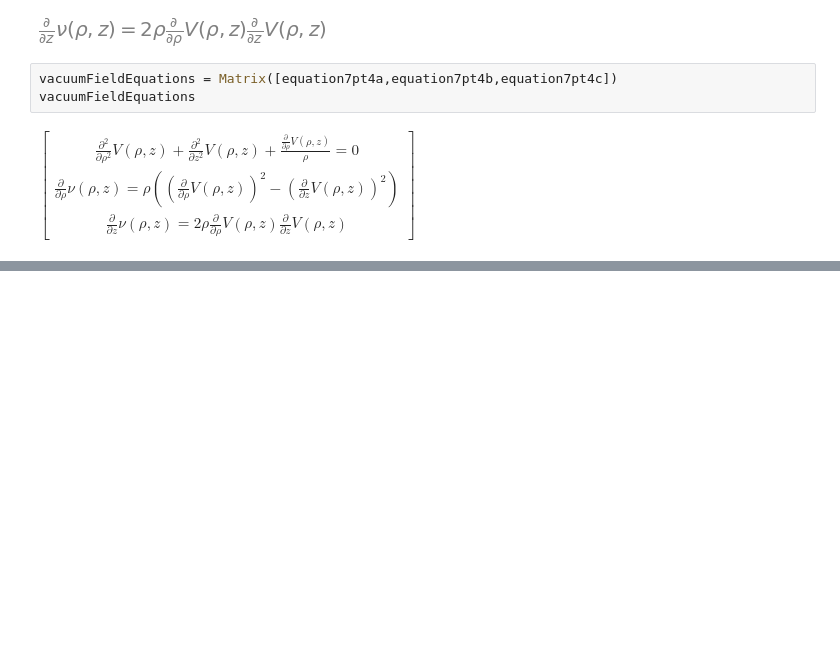
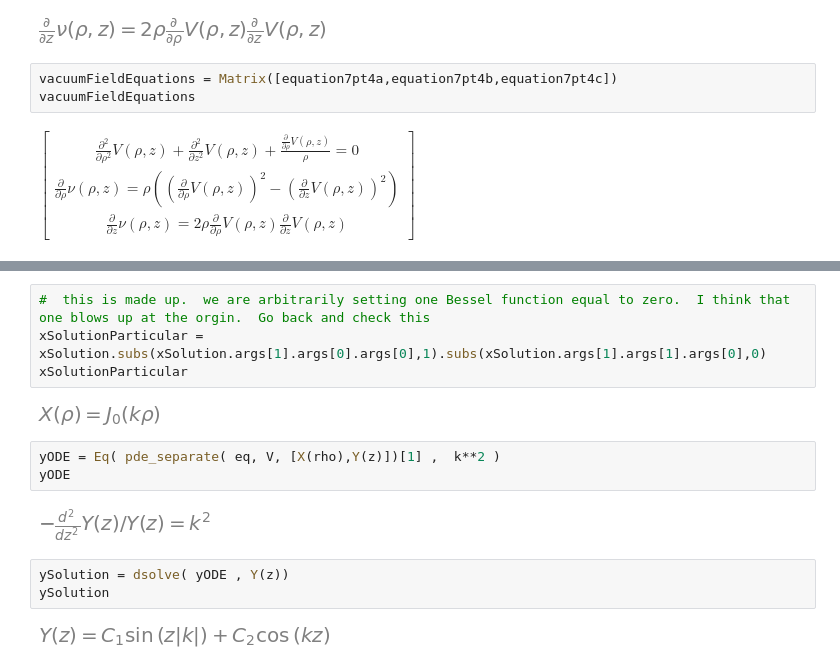
Before and after one commit to GeoffCope/General_Relativity_Python, a Jupyter notebook: Space_times_with_distribution_valued_curvature_tensors_Taub.ipynb, the cells around one changed output, grey strips where cells are left out. Saved outputs shown, nothing was run; the diff lists cells and outputs as text; blank space fills up the shorter version.

```diff
--- a/Space_times_with_distribution_valued_curvature_tensors_Taub.ipynb
+++ b/Space_times_with_distribution_valued_curvature_tensors_Taub.ipynb
@@ -155,0 +177,16 @@ $\displaystyle \left[\begin{matrix}\frac{\partial^{2}}{\partial \rho^{2}} V{\lef
+# %%
+#  this is made up.  we are arbitrarily setting one Bessel function equal to zero.  I think that one blows up at the orgin.  Go back and check this
+xSolutionParticular = xSolution.subs(xSolution.args[1].args[0].args[0],1).subs(xSolution.args[1].args[1].args[0],0)
+xSolutionParticular
+# %% [output]
+[figure, added]
+# %%
+yODE = Eq( pde_separate( eq, V, [X(rho),Y(z)])[1] ,  k**2 )
+yODE
+# %% [output]
+[figure, added]
+# %%
+ySolution = dsolve( yODE , Y(z))
+ySolution
+# %% [output]
+[figure, added]
```
Also changed, not shown: parts of 23 cells of this notebook, 6 other files.
